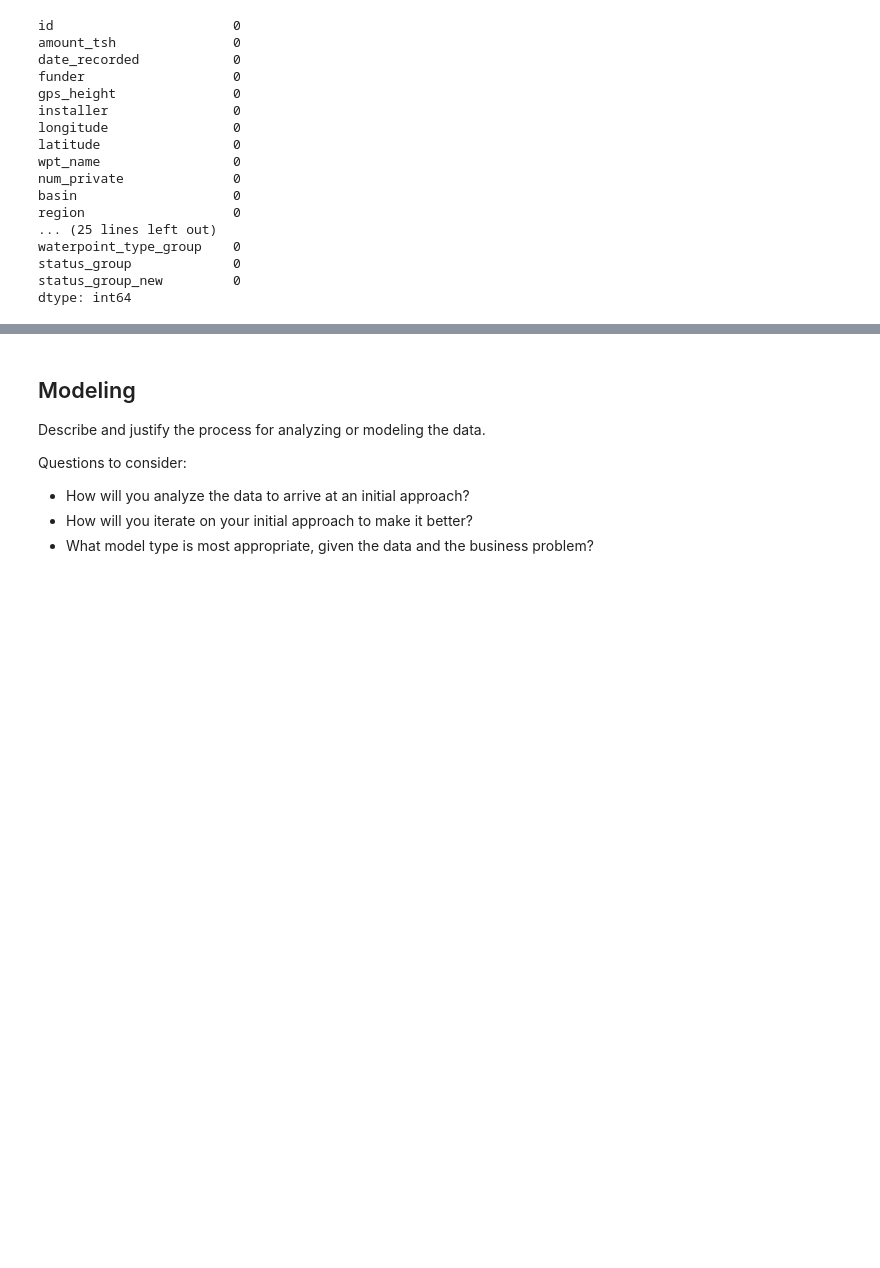
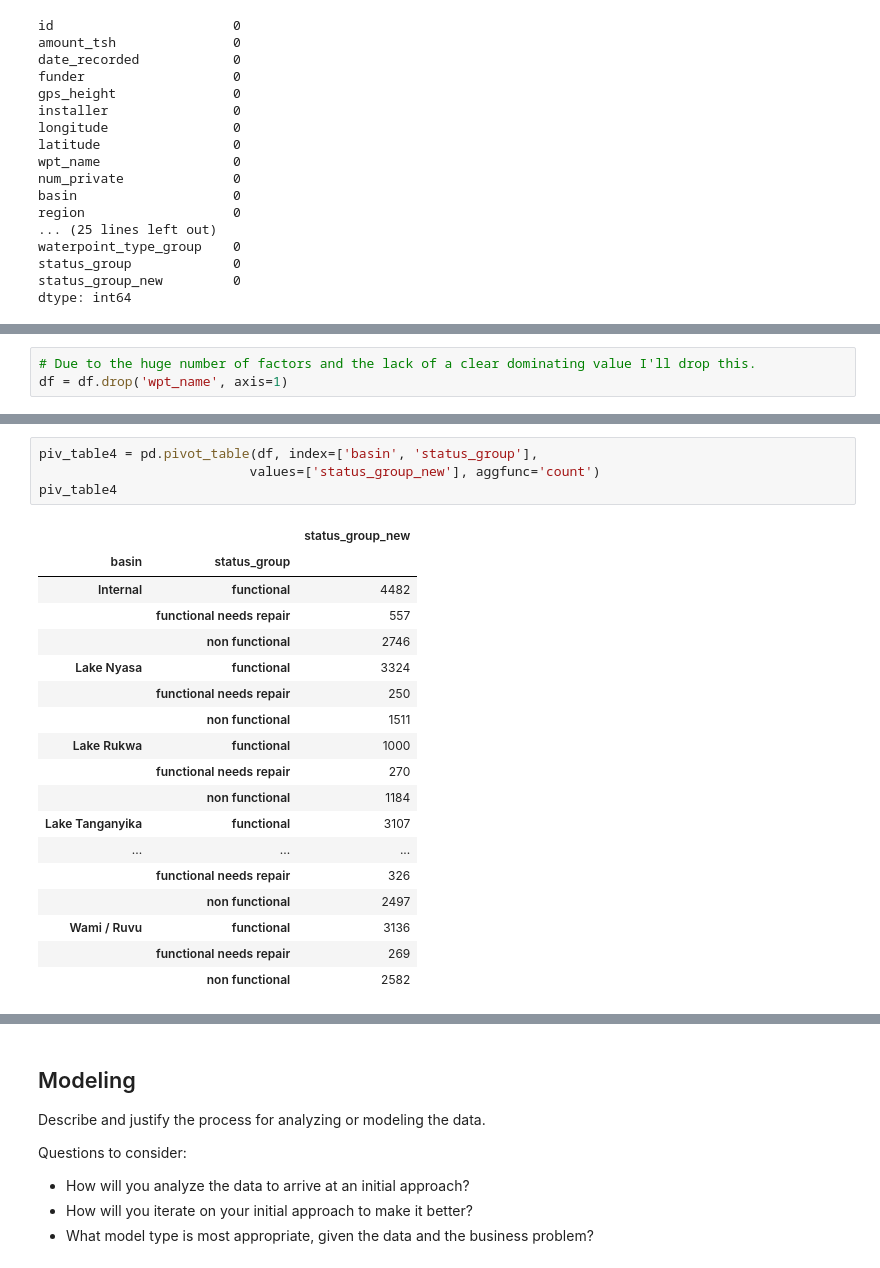
Before and after one commit to djs6478/Well-Project, a Jupyter notebook: Notebooks/Derek/Derek Notebooks.ipynb, the cells around one changed output, grey strips where cells are left out. Saved outputs shown, nothing was run; the diff lists cells and outputs as text; blank space fills up the shorter version.

```diff
--- a/Notebooks/Derek/Derek Notebooks.ipynb
+++ b/Notebooks/Derek/Derek Notebooks.ipynb
@@ -447,0 +484,3 @@ dtype: int64
+# %%
+# Due to the huge number of factors and the lack of a clear dominating value I'll drop this.
+df = df.drop('wpt_name', axis=1)
@@ -447,0 +502,23 @@ dtype: int64
+# %%
+piv_table4 = pd.pivot_table(df, index=['basin', 'status_group'],
+                           values=['status_group_new'], aggfunc='count')
+piv_table4
+# %% [output]
+|  |  | status_group_new |
+| basin | status_group |  |
+| Internal | functional | 4482 |
+|  | functional needs repair | 557 |
+|  | non functional | 2746 |
+| Lake Nyasa | functional | 3324 |
+|  | functional needs repair | 250 |
+|  | non functional | 1511 |
+| Lake Rukwa | functional | 1000 |
+|  | functional needs repair | 270 |
+|  | non functional | 1184 |
+| Lake Tanganyika | functional | 3107 |
+| ... | ... | ... |
+|  | functional needs repair | 326 |
+|  | non functional | 2497 |
+| Wami / Ruvu | functional | 3136 |
+|  | functional needs repair | 269 |
+|  | non functional | 2582 |
```
Also changed, not shown: parts of 39 cells of this notebook.
